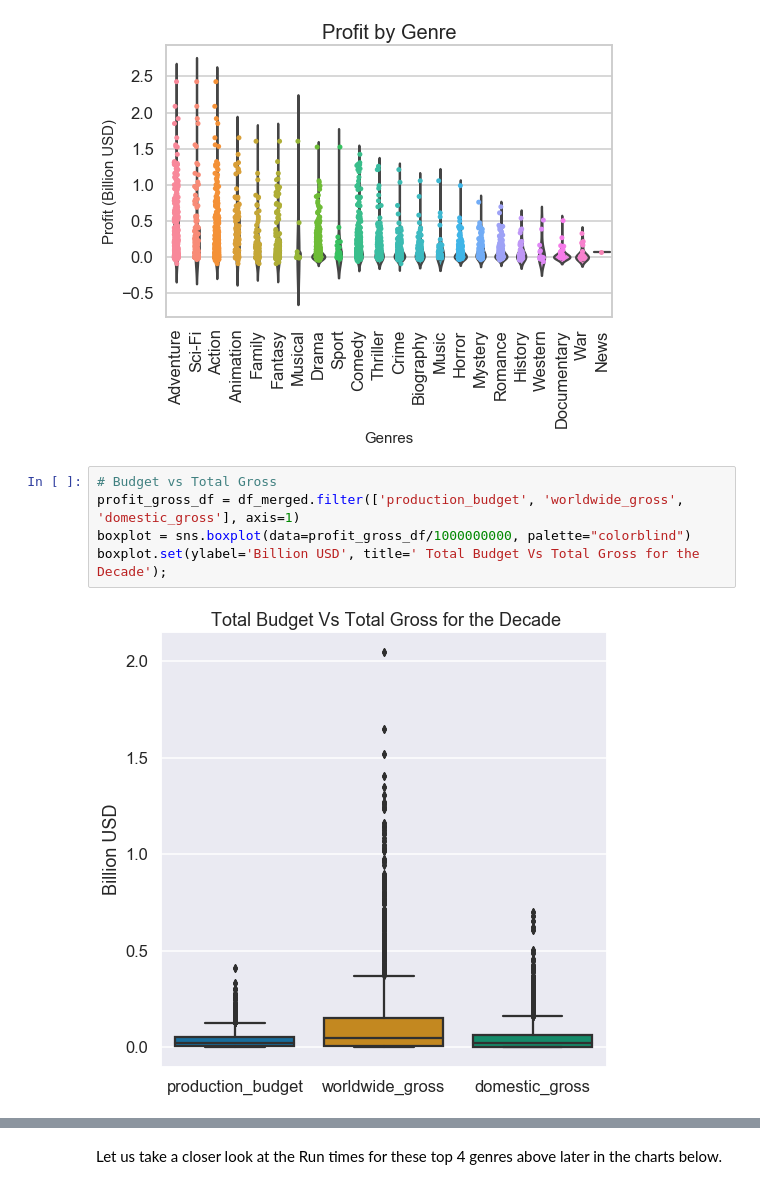
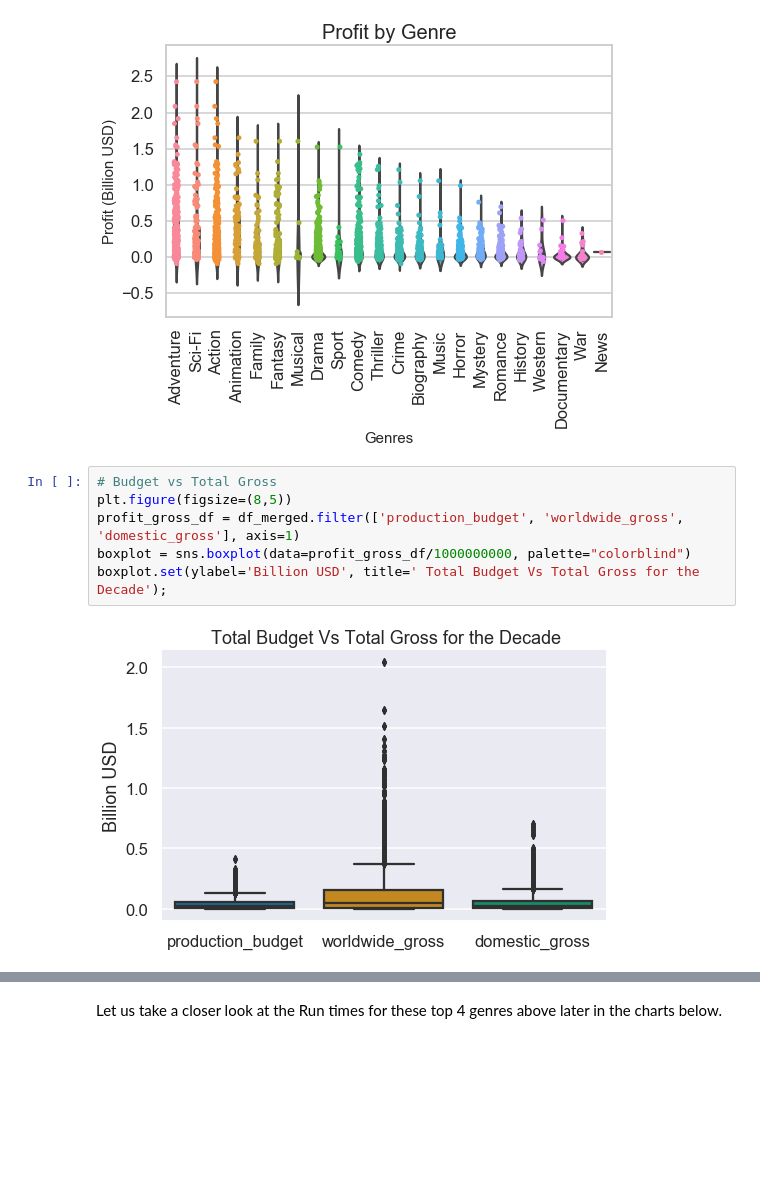
Before and after one commit to Menonvid/Box-office-predictions, a Jupyter notebook: Final Draft Proj 1.ipynb, the cells around one changed output, grey strips where cells are left out. Drawn from its saved outputs; the diff is of its cells as text; blank space fills up the shorter version.

```diff
--- a/Final Draft Proj 1.ipynb
+++ b/Final Draft Proj 1.ipynb
@@ -585,11 +585,12 @@ plt.xticks(rotation=90);
 [figure]
 # %%
 # Budget vs Total Gross
+plt.figure(figsize=(8,5))
 profit_gross_df = df_merged.filter(['production_budget', 'worldwide_gross', 'domestic_gross'], axis=1)
 boxplot = sns.boxplot(data=profit_gross_df/1000000000, palette="colorblind")
 boxplot.set(ylabel='Billion USD', title=' Total Budget Vs Total Gross for the Decade');
 # %% [output]
-[figure, old version]
+[figure, new version]
 # %%
 #To find out which are the best Genres for Summer season
 df_summer=df_merged[(df_merged['Profit']) & (df_merged['release_season']=='Summer')]
```
Also changed, not shown: parts of 3 cells of this notebook, 1 other file.
